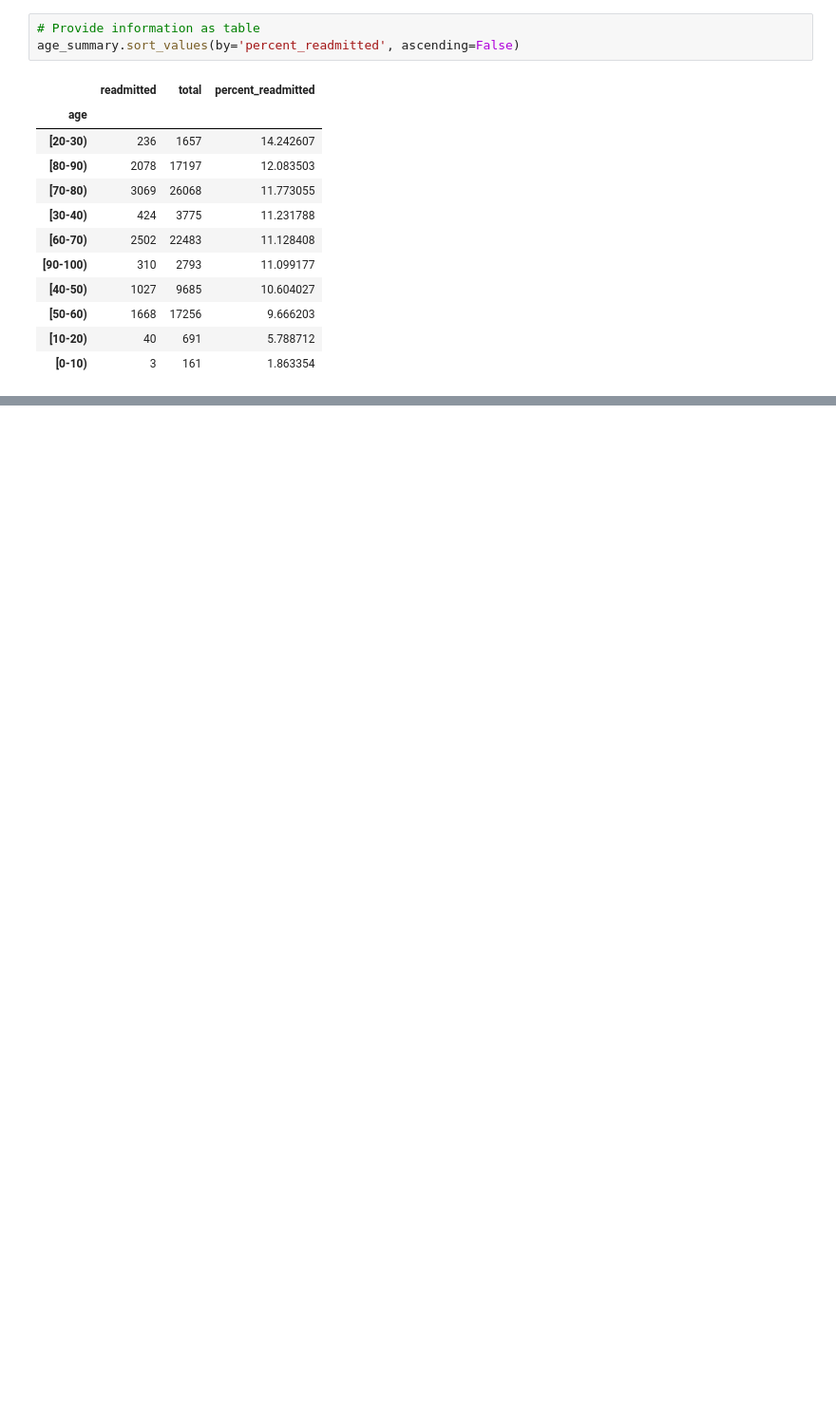
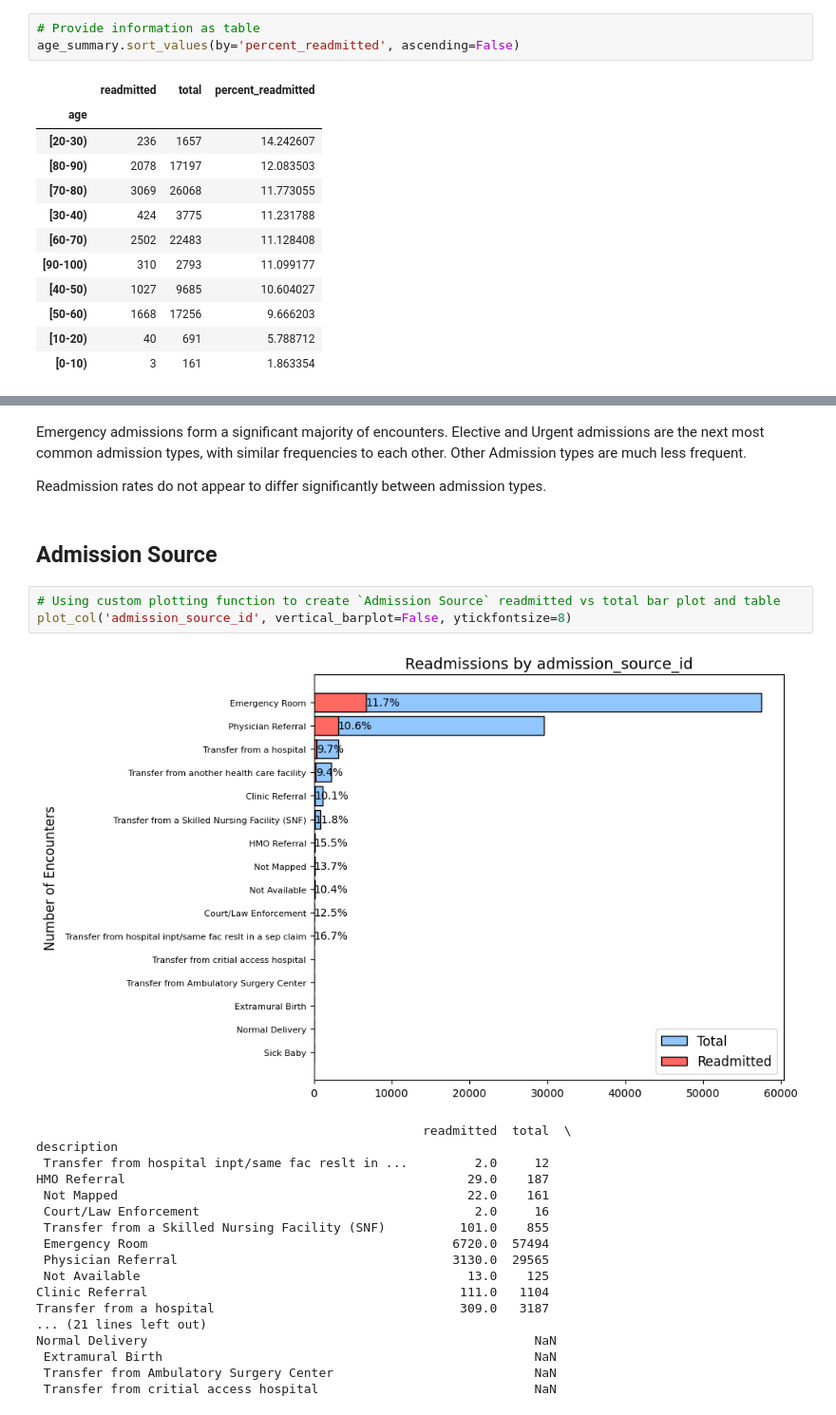
Before and after one commit to JamesSchonknecht/diabetes_project, a Jupyter notebook: scripts/2_Readmission_Analysis.ipynb, the cells around one changed output, grey strips where cells are left out. Shown at 95% size. Saved outputs shown, nothing was run; the diff lists cells and outputs as text; blank space fills up the shorter version.

```diff
--- a/scripts/2_Readmission_Analysis.ipynb
+++ b/scripts/2_Readmission_Analysis.ipynb
@@ -311,0 +546,28 @@ There is a decrease in mortality rate for the oldest age bracket `90-100` (11.1%
+# %% [markdown]
+Emergency admissions form a significant majority of encounters. Elective and Urgent admissions are the next most common admission types, with similar frequencies to each other. Other Admission types are much less frequent.
+
+Readmission rates do not appear to differ significantly between admission types.
+# %% [markdown]
+## Admission Source
+# %%
+# Using custom plotting function to create `Admission Source` readmitted vs total bar plot and table
+plot_col('admission_source_id', vertical_barplot=False, ytickfontsize=8)
+# %% [output]
+[figure, added]
+                                                    readmitted  total  \
+description
+ Transfer from hospital inpt/same fac reslt in ...         2.0     12
+HMO Referral                                              29.0    187
+ Not Mapped                                               22.0    161
+ Court/Law Enforcement                                     2.0     16
+ Transfer from a Skilled Nursing Facility (SNF)          101.0    855
+ Emergency Room                                         6720.0  57494
+ Physician Referral                                     3130.0  29565
+ Not Available                                            13.0    125
+Clinic Referral                                          111.0   1104
+Transfer from a hospital                                 309.0   3187
+... (21 lines left out)
+Normal Delivery                                                    NaN
+ Extramural Birth                                                  NaN
+ Transfer from Ambulatory Surgery Center                           NaN
+ Transfer from critial access hospital                             NaN
```
Also changed, not shown: parts of 11 cells of this notebook.
